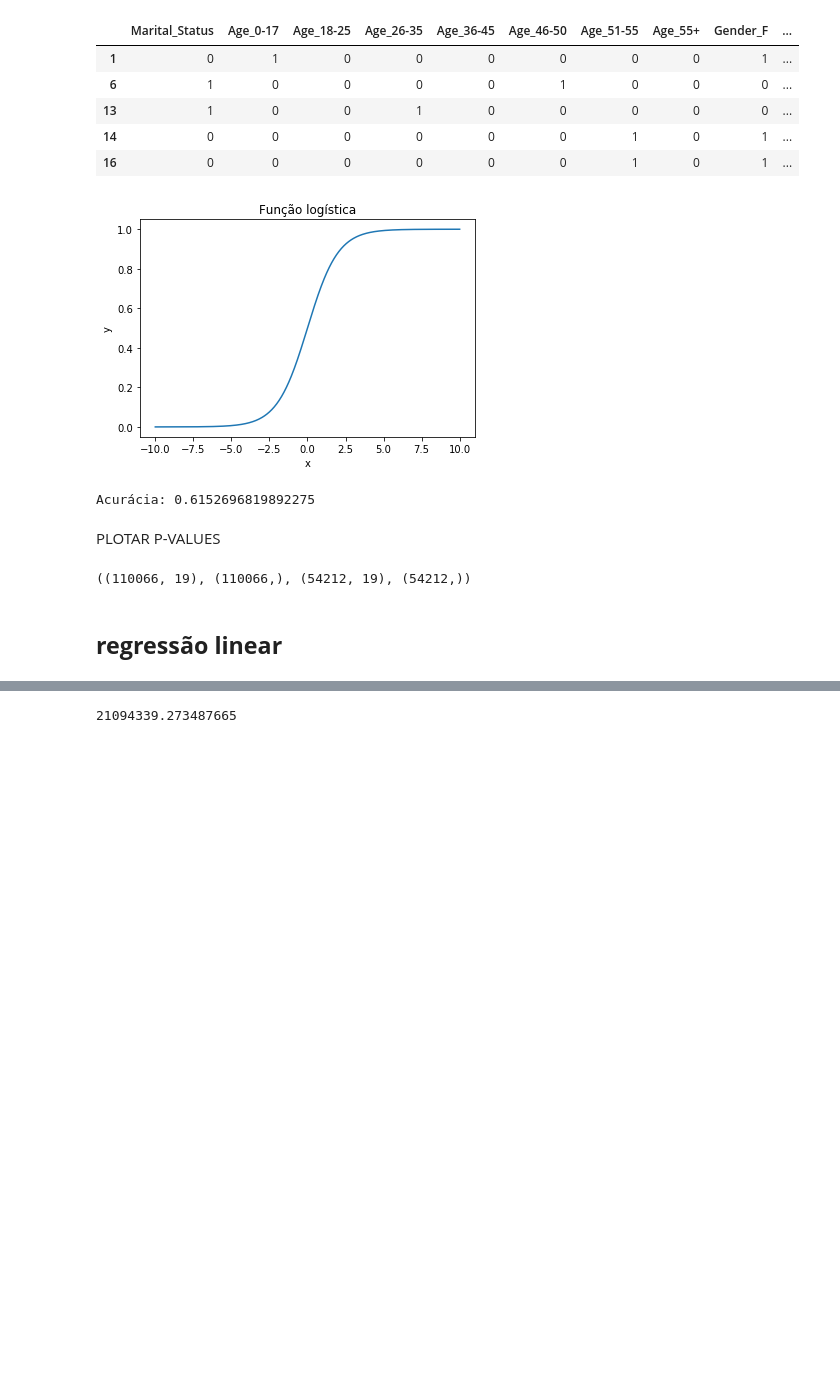
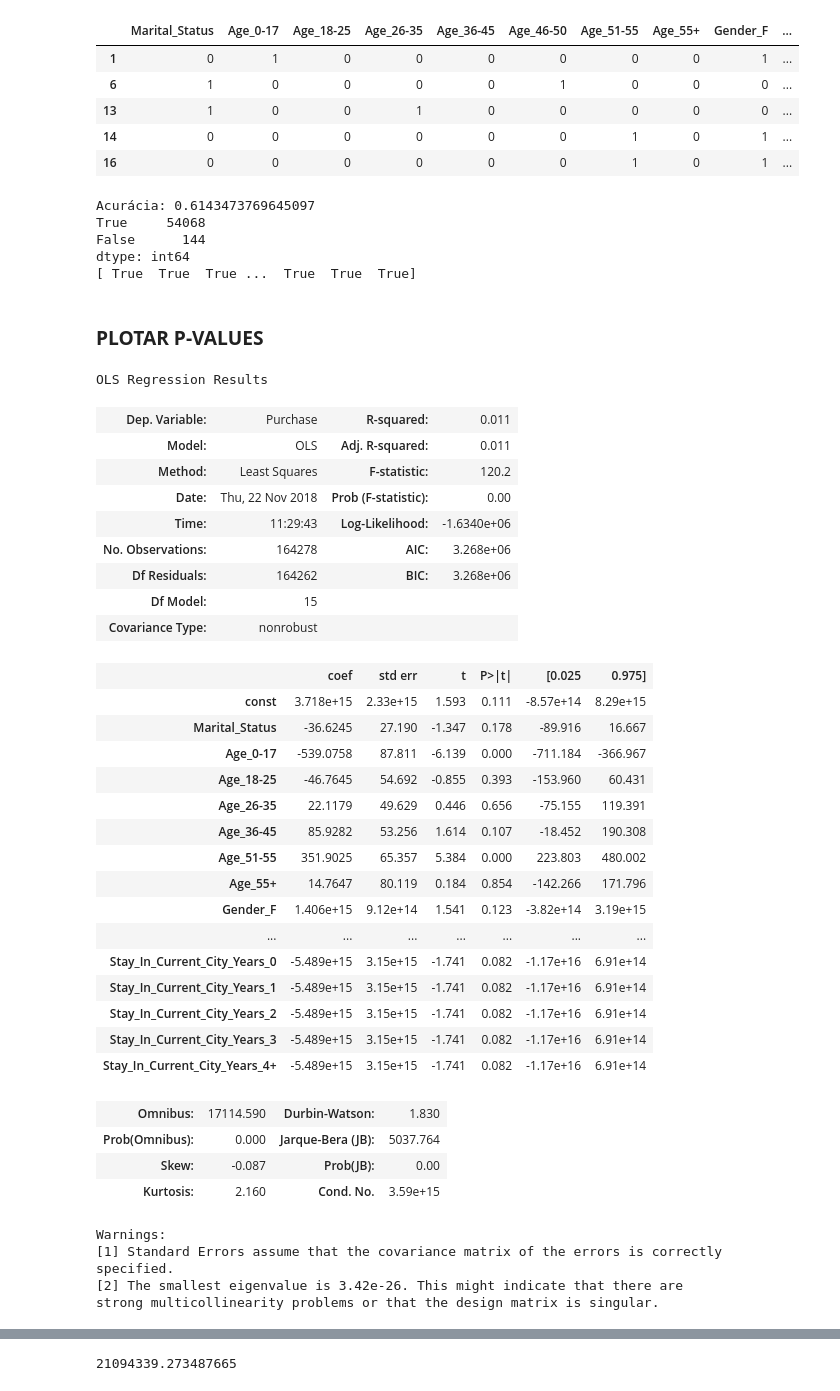
Before and after one commit to tluigimm/Projeto-3-CD, a Jupyter notebook: Trabalho 3.ipynb, the cells around one changed output, grey strips where cells are left out. Cells and saved outputs as stored; diff of their text form; code cells hidden in the pictures; blank space fills up the shorter version.

```diff
--- a/Trabalho 3.ipynb
+++ b/Trabalho 3.ipynb
@@ -182,0 +159,3 @@ Name: MaisQue, dtype: int64
+# %%
+data["MaisQue2"] = False
+data["MaisQue2"] = data.Purchase > 22000
@@ -193,30 +190,67 @@ dataframe.head()
 | 13 | 1 | 0 | 0 | 1 | 0 | 0 | 0 | 0 | 0 | ... |
 | 14 | 0 | 0 | 0 | 0 | 0 | 0 | 1 | 0 | 1 | ... |
 | 16 | 0 | 0 | 0 | 0 | 0 | 0 | 1 | 0 | 1 | ... |
-# %%
-X_train, X_test, y_train, y_test = train_test_split(dataframe, data.MaisQue, test_size=0.33)
-# %%
-x_logistica = np.linspace(-10, 10, 500)
-y_logistica = 1/(1 + np.exp(-x_logistica))
-
-plt.plot(x_logistica, y_logistica)
-plt.xlabel('x')
-plt.ylabel('y')
-plt.title('Função logística');
-# %% [output]
-[figure, removed]
 # %%
 model = LogisticRegression()
 model.fit(X_train, y_train)
 y_pred = model.predict(X_test)
 print('Acurácia: {}'.format(accuracy_score(y_test, y_pred)))
+print(pd.Series(y_pred).value_counts())
+print(y_pred)
 # %% [output]
-Acurácia: 0.6152696819892275
+Acurácia: 0.6143473769645097
+True     54068
+False      144
+dtype: int64
+[ True  True  True ...  True  True  True]
 # %% [markdown]
-PLOTAR P-VALUES
+### **PLOTAR P-VALUES**
-# %%
-X_train.shape, y_train.shape, X_test.shape, y_test.shape
-# %% [output]
-((110066, 19), (110066,), (54212, 19), (54212,))
-# %% [markdown]
-## **regressão linear**
+# %%
+def regress(X,Y):
+    X_cp = sm.add_constant(X)
+    model = sm.OLS(Y,X_cp)
+    results = model.fit()
+    return results
+
+
+Y = df['Purchase']
+
+X = dataframe[['Marital_Status', 'Age_0-17', 'Age_18-25', 'Age_26-35', 'Age_36-45', 'Age_51-55', 'Age_55+','Gender_F','Gender_M','City_Category_A','City_Category_B','City_Category_C','Stay_In_Current_City_Years_0','Stay_In_Current_City_Years_1','Stay_In_Current_City_Years_2','Stay_In_Current_City_Years_3','Stay_In_Current_City_Years_4+']]
+
+results = regress(X,Y)
+results.summary()
+# %% [output]
+OLS Regression Results
+| Dep. Variable: | Purchase | R-squared: | 0.011 |
+| Model: | OLS | Adj. R-squared: | 0.011 |
+| Method: | Least Squares | F-statistic: | 120.2 |
+| Date: | Thu, 22 Nov 2018 | Prob (F-statistic): | 0.00 |
+| Time: | 11:29:43 | Log-Likelihood: | -1.6340e+06 |
+| No. Observations: | 164278 | AIC: | 3.268e+06 |
+| Df Residuals: | 164262 | BIC: | 3.268e+06 |
+| Df Model: | 15 |  |  |
+| Covariance Type: | nonrobust |  |  |
+|  | coef | std err | t | P>|t| | [0.025 | 0.975] |
+| const | 3.718e+15 | 2.33e+15 | 1.593 | 0.111 | -8.57e+14 | 8.29e+15 |
+| Marital_Status | -36.6245 | 27.190 | -1.347 | 0.178 | -89.916 | 16.667 |
+| Age_0-17 | -539.0758 | 87.811 | -6.139 | 0.000 | -711.184 | -366.967 |
+| Age_18-25 | -46.7645 | 54.692 | -0.855 | 0.393 | -153.960 | 60.431 |
+| Age_26-35 | 22.1179 | 49.629 | 0.446 | 0.656 | -75.155 | 119.391 |
+| Age_36-45 | 85.9282 | 53.256 | 1.614 | 0.107 | -18.452 | 190.308 |
+| Age_51-55 | 351.9025 | 65.357 | 5.384 | 0.000 | 223.803 | 480.002 |
+| Age_55+ | 14.7647 | 80.119 | 0.184 | 0.854 | -142.266 | 171.796 |
+| Gender_F | 1.406e+15 | 9.12e+14 | 1.541 | 0.123 | -3.82e+14 | 3.19e+15 |
+| ... | ... | ... | ... | ... | ... | ... |
+| Stay_In_Current_City_Years_0 | -5.489e+15 | 3.15e+15 | -1.741 | 0.082 | -1.17e+16 | 6.91e+14 |
+| Stay_In_Current_City_Years_1 | -5.489e+15 | 3.15e+15 | -1.741 | 0.082 | -1.17e+16 | 6.91e+14 |
+| Stay_In_Current_City_Years_2 | -5.489e+15 | 3.15e+15 | -1.741 | 0.082 | -1.17e+16 | 6.91e+14 |
+| Stay_In_Current_City_Years_3 | -5.489e+15 | 3.15e+15 | -1.741 | 0.082 | -1.17e+16 | 6.91e+14 |
+| Stay_In_Current_City_Years_4+ | -5.489e+15 | 3.15e+15 | -1.741 | 0.082 | -1.17e+16 | 6.91e+14 |
+| Omnibus: | 17114.590 | Durbin-Watson: | 1.830 |
+| Prob(Omnibus): | 0.000 | Jarque-Bera (JB): | 5037.764 |
+| Skew: | -0.087 | Prob(JB): | 0.00 |
+| Kurtosis: | 2.160 | Cond. No. | 3.59e+15 |
+Warnings:
+[1] Standard Errors assume that the covariance matrix of the errors is correctly specified.
+[2] The smallest eigenvalue is 3.42e-26. This might indicate that there are
+strong multicollinearity problems or that the design matrix is singular.
```
Also changed, not shown: parts of 52 cells of this notebook.
